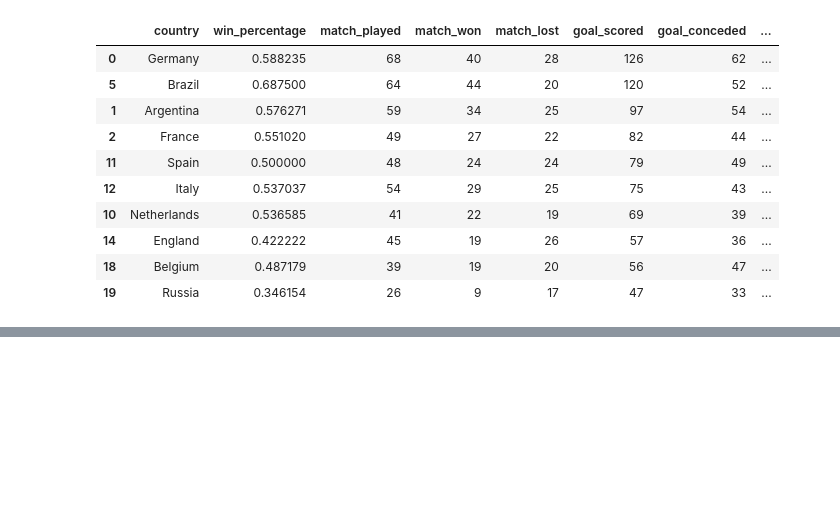
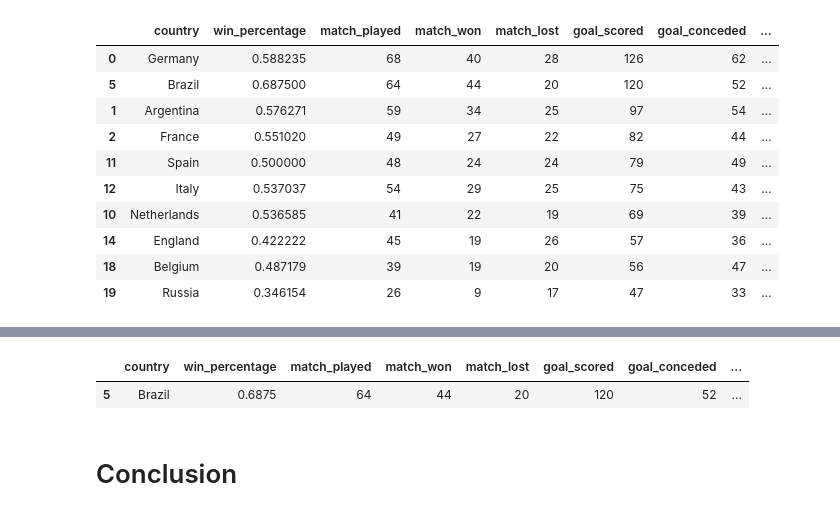
Before and after one commit to natiwb/FootballAnalysis320, a Jupyter notebook: FootballAnalysis320.ipynb, the cells around one changed output, grey strips where cells are left out. Cells and saved outputs as stored; diff of their text form; code cells hidden in the pictures; blank space fills up the shorter version.

```diff
--- a/FootballAnalysis320.ipynb
+++ b/FootballAnalysis320.ipynb
@@ -235,0 +275,10 @@ top_team
+# %%
+max_champ = top_team['champion'].max()
+max_net_goal = top_team['net_goals'].max()
+# filter the best team based on the criteria mentioned in the prose
+top_team[(top_team['champion'] == max_champ) & (top_team['net_goals'] == max_net_goal)]
+# %% [output]
+|  | country | win_percentage | match_played | match_won | match_lost | goal_scored | goal_conceded | ... |
+| 5 | Brazil | 0.6875 | 64 | 44 | 20 | 120 | 52 | ... |
+# %% [markdown]
+# Conclusion
```
Also changed, not shown: parts of 19 cells of this notebook, 1 other file.
